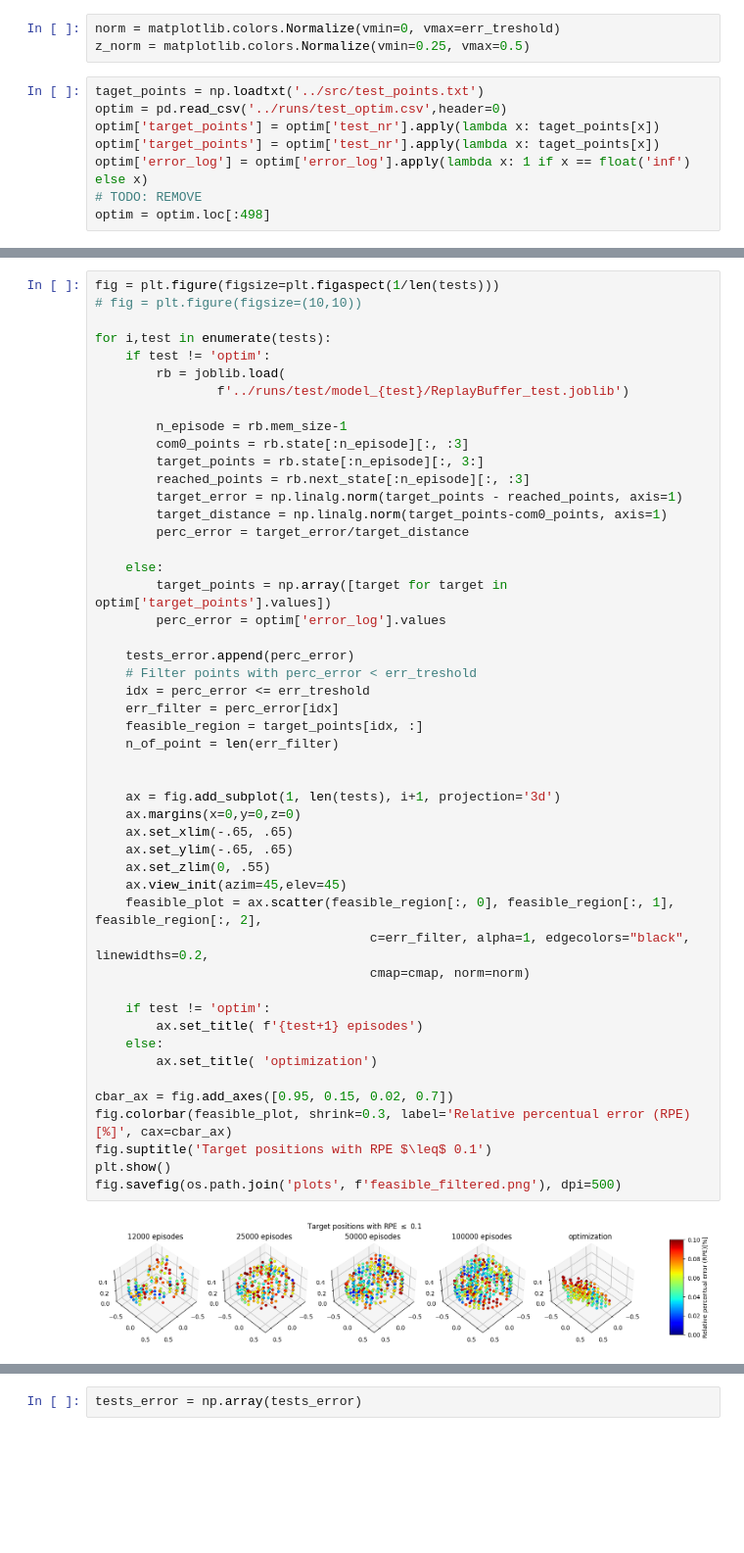
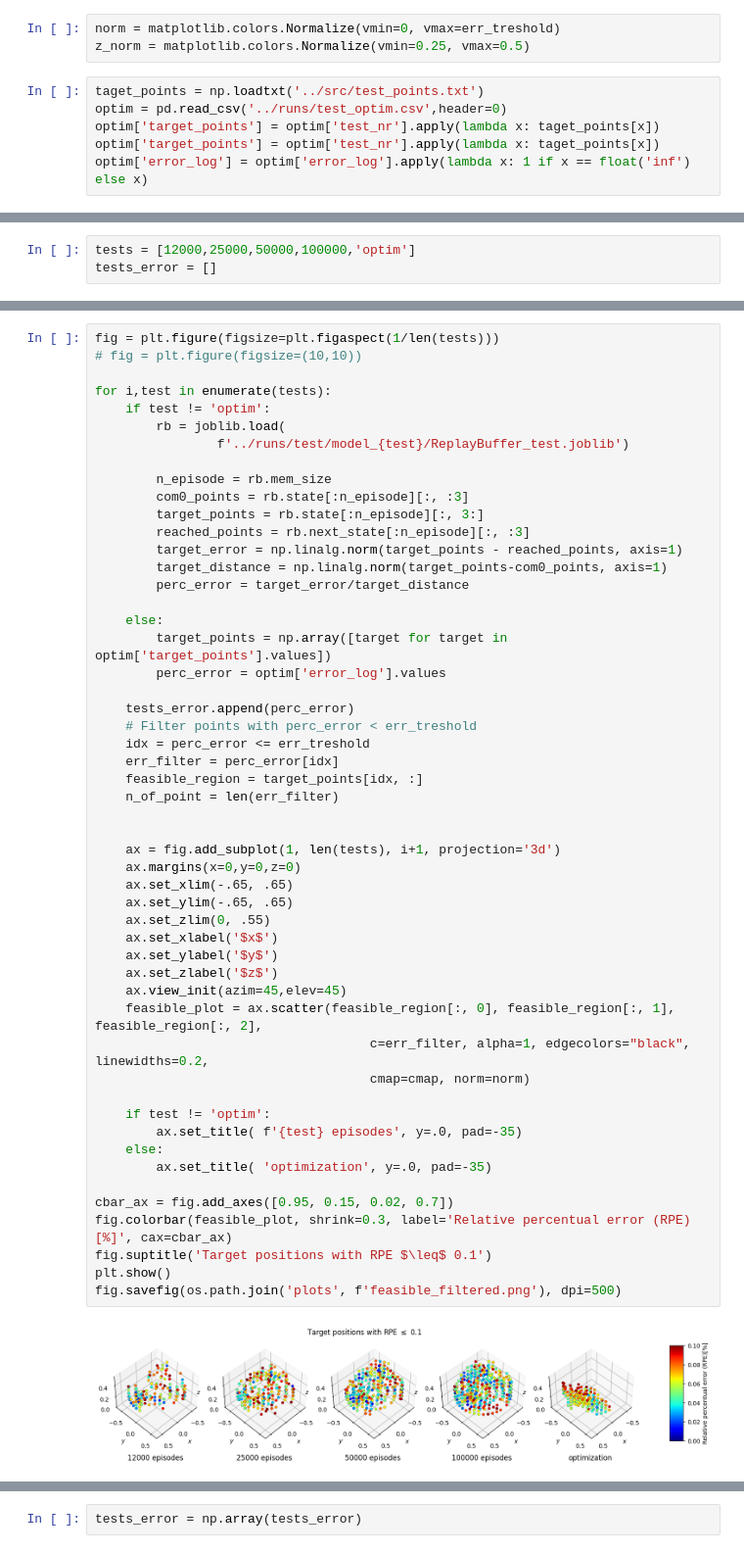
Before and after one commit to jprogrammer13/jumpleg_rl, a Jupyter notebook: utils/feasible_region.ipynb, the cells around one changed output, grey strips where cells are left out. Shown at 98% size. Cells and saved outputs as stored; diff of their text form; blank space fills up the shorter version.

Commit message:
updated plots

```diff
--- a/utils/feasible_region.ipynb
+++ b/utils/feasible_region.ipynb
@@ -27,5 +27,3 @@ optim = pd.read_csv('../runs/test_optim.csv',header=0)
 optim['target_points'] = optim['test_nr'].apply(lambda x: taget_points[x])
 optim['target_points'] = optim['test_nr'].apply(lambda x: taget_points[x])
 optim['error_log'] = optim['error_log'].apply(lambda x: 1 if x == float('inf') else x)
-# TODO: REMOVE
-optim = optim.loc[:498]
@@ -34,0 +30,3 @@ tests_error = []
+# %%
+tests = [12000,25000,50000,100000,'optim']
+tests_error = []
@@ -41,7 +42,7 @@ for i,test in enumerate(tests):
         rb = joblib.load(
                 f'../runs/test/model_{test}/ReplayBuffer_test.joblib')
 
-        n_episode = rb.mem_size-1
+        n_episode = rb.mem_size
         com0_points = rb.state[:n_episode][:, :3]
         target_points = rb.state[:n_episode][:, 3:]
         reached_points = rb.next_state[:n_episode][:, :3]
@@ -53,36 +54,39 @@ for i,test in enumerate(tests):
         target_points = np.array([target for target in optim['target_points'].values])
         perc_error = optim['error_log'].values
 
     tests_error.append(perc_error)
     # Filter points with perc_error < err_treshold
     idx = perc_error <= err_treshold
     err_filter = perc_error[idx]
     feasible_region = target_points[idx, :]
     n_of_point = len(err_filter)
 
 
     ax = fig.add_subplot(1, len(tests), i+1, projection='3d')
     ax.margins(x=0,y=0,z=0)
     ax.set_xlim(-.65, .65)
     ax.set_ylim(-.65, .65)
     ax.set_zlim(0, .55)
+    ax.set_xlabel('$x$')
+    ax.set_ylabel('$y$')
+    ax.set_zlabel('$z$')
     ax.view_init(azim=45,elev=45)
     feasible_plot = ax.scatter(feasible_region[:, 0], feasible_region[:, 1], feasible_region[:, 2],
                                     c=err_filter, alpha=1, edgecolors="black", linewidths=0.2,
                                     cmap=cmap, norm=norm)
 
     if test != 'optim':
-        ax.set_title( f'{test+1} episodes')
+        ax.set_title( f'{test} episodes', y=.0, pad=-35)
     else:
-        ax.set_title( 'optimization')
+        ax.set_title( 'optimization', y=.0, pad=-35)
 
 cbar_ax = fig.add_axes([0.95, 0.15, 0.02, 0.7])
 fig.colorbar(feasible_plot, shrink=0.3, label='Relative percentual error (RPE)[%]', cax=cbar_ax)
 fig.suptitle('Target positions with RPE $\leq$ 0.1')
 plt.show()
 fig.savefig(os.path.join('plots', f'feasible_filtered.png'), dpi=500)
 # %% [output]
-[figure, old version]
+[figure, new version]
 # %%
 fig = plt.figure(figsize=plt.figaspect(1/len(tests)))
 # fig = plt.figure(figsize=(10,10))
```
Also changed, not shown: parts of 7 cells of this notebook, 6 other files.
